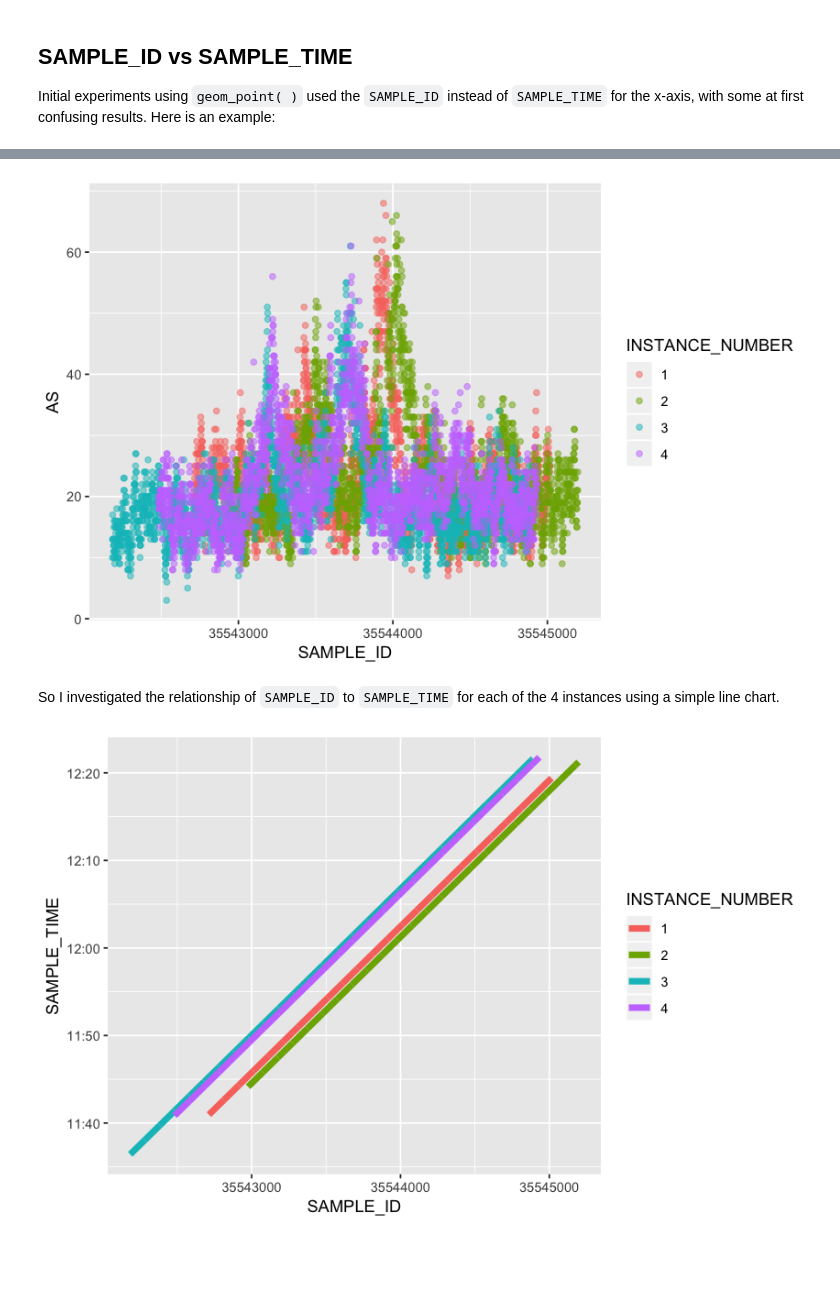
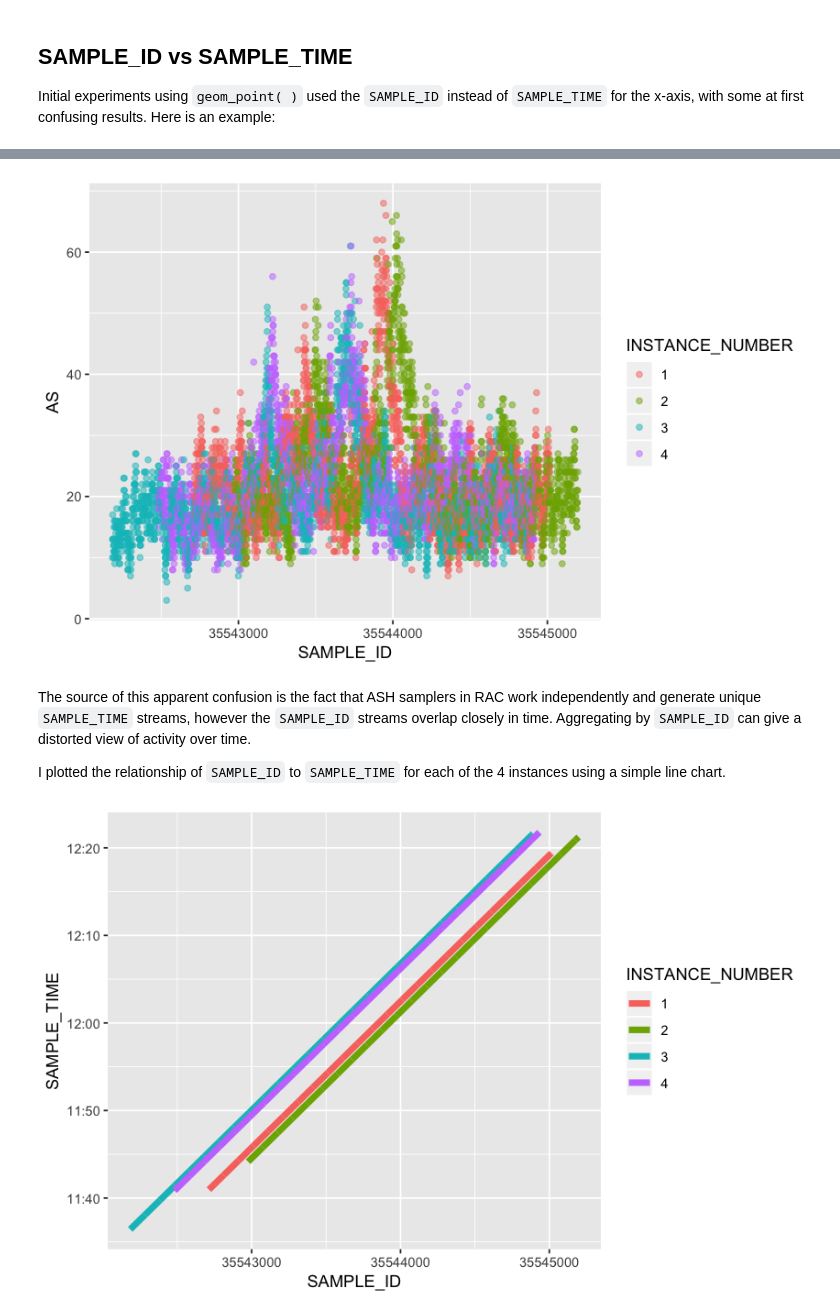
Before and after one commit to jberesni/ASHviz, a Jupyter notebook: Jupyter/stdViz.ipynb, the cells around one changed output, grey strips where cells are left out. Cells and saved outputs as stored; diff of their text form; code cells hidden in the pictures; blank space fills up the shorter version.

```diff
--- a/Jupyter/stdViz.ipynb
+++ b/Jupyter/stdViz.ipynb
@@ -228,11 +233,13 @@ Coloring by `INSTANCE_NUMBER` shows the 4 instances appear to spike together in
 # %%
-ggplot(data = ashDF %>% group_by(INSTANCE_NUMBER, SAMPLE_ID) %>% summarize(AS = n())
+ggplot(data = ashDF %>% group_by(SAMPLE_ID, INSTANCE_NUMBER) %>% summarize(AS = n())
       ,aes(x = SAMPLE_ID, y = AS, color = INSTANCE_NUMBER)) +
   geom_point(alpha=.5)
 # %% [output]
-[figure, old version]
+[figure, new version]
 # %% [markdown]
-So I investigated the relationship of `SAMPLE_ID` to `SAMPLE_TIME` for each of the 4 instances using a simple line chart.
+The source of this apparent confusion is the fact that ASH samplers in RAC work independently and generate unique `SAMPLE_TIME` streams, however the `SAMPLE_ID` streams overlap closely in time. Aggregating by `SAMPLE_ID` can give a distorted view of activity over time.
+
+I plotted the relationship of `SAMPLE_ID` to `SAMPLE_TIME` for each of the 4 instances using a simple line chart.
 # %%
 ggplot( data = ashDF %>% distinct(INSTANCE_NUMBER, SAMPLE_ID, SAMPLE_TIME)
        ,aes(x = SAMPLE_ID, y = SAMPLE_TIME, color = INSTANCE_NUMBER)) +
```
Also changed, not shown: parts of 8 cells of this notebook.
